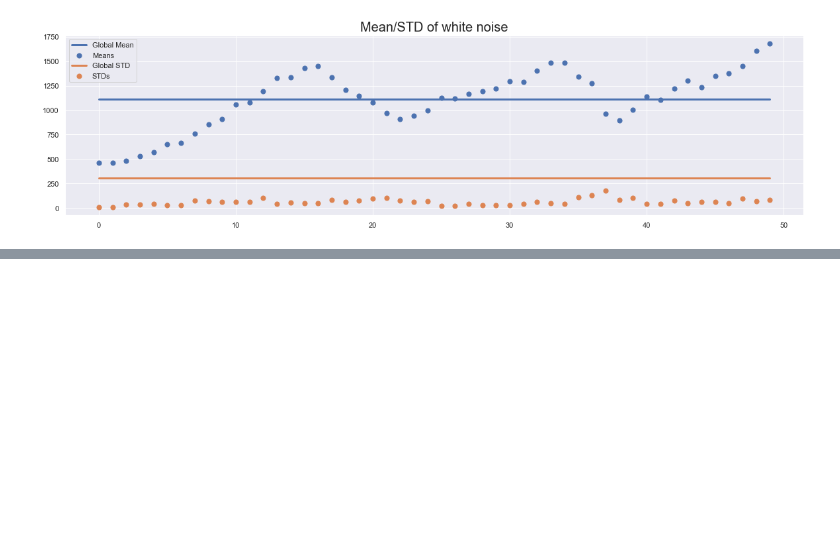
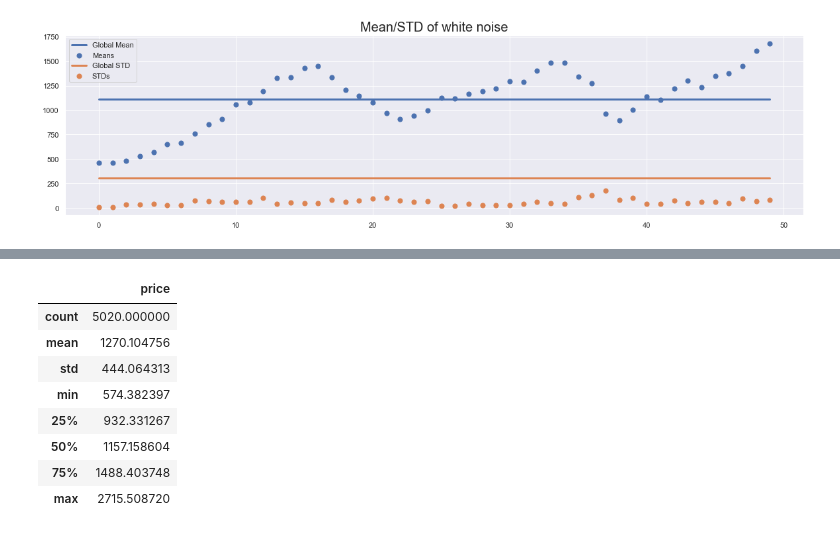
Before and after one commit to dissagaliyeva/python, a Jupyter notebook: time_series/tta-course/1.intro_to_tta.ipynb, the cells around one changed output, grey strips where cells are left out. Drawn from its saved outputs; the diff is of its cells as text; code cells hidden in the pictures; blank space fills up the shorter version.

```diff
--- a/time_series/tta-course/1.intro_to_tta.ipynb
+++ b/time_series/tta-course/1.intro_to_tta.ipynb
@@ -170,0 +192,12 @@ plt.show()
+# %%
+walk.describe()
+# %% [output]
+|  | price |
+| count | 5020.000000 |
+| mean | 1270.104756 |
+| std | 444.064313 |
+| min | 574.382397 |
+| 25% | 932.331267 |
+| 50% | 1157.158604 |
+| 75% | 1488.403748 |
+| max | 2715.508720 |
```
Also changed, not shown: parts of 6 cells of this notebook, 2 other files.
